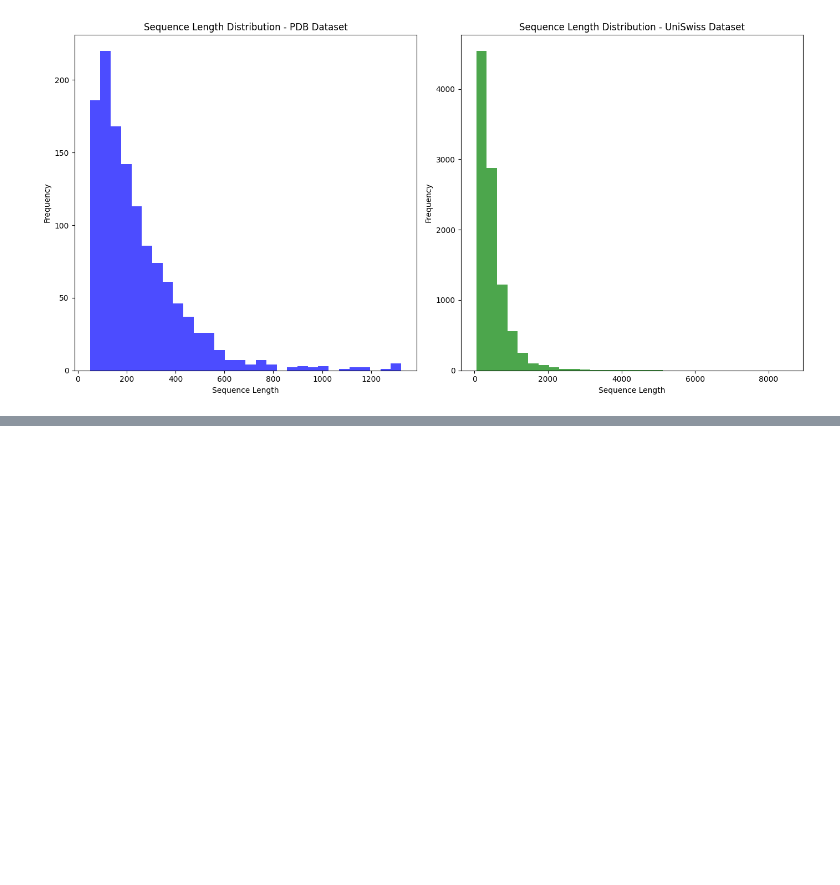
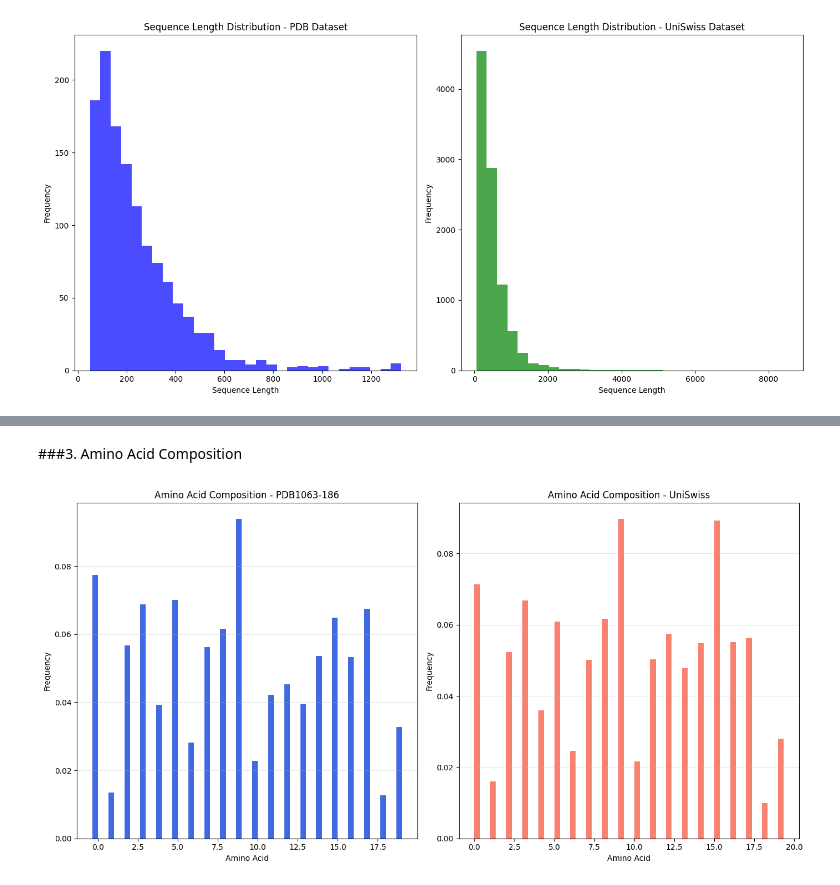
Before and after one commit to Alamsyah-WM/Predict-DNA-binding-protein-with-ML-and-DL, a Jupyter notebook: BioInformatik_UAS.ipynb, the cells around one changed output, grey strips where cells are left out. Saved outputs shown, nothing was run; the diff lists cells and outputs as text; code cells hidden in the pictures; blank space fills up the shorter version.

```diff
--- a/BioInformatik_UAS.ipynb
+++ b/BioInformatik_UAS.ipynb
@@ -195,0 +169,39 @@ Dont know
+# %% [markdown]
+###3. Amino Acid Composition
+# %%
+def amino_acid_composition(sequences):
+    all_seq = ''.join(sequences)
+    freq = Counter(all_seq)
+    amino_acids = list('ACDEFGHIKLMNPQRSTVWY')
+    total = sum(freq.values())
+    composition = [freq.get(aa,0)/total for aa in amino_acids]
+    return amino_acids, composition
+
+# Calculate composition for Both dataset
+aas, comp_pdb = amino_acid_composition(pdb['sequence'])
+__, comp_uni = amino_acid_composition(uniswiss['sequence'])
+
+# Plot class for both datasets
+plt.figure(figsize=(14,7))
+width = 0.35
+x = np.arange(len(aas))
+
+# Get Visual
+plt.subplot(1, 2, 1)
+plt.bar(x - width/2, comp_pdb, width=width, color='royalblue', label='PDB1063-186')
+plt.title('Amino Acid Composition - PDB1063-186')
+plt.xlabel('Amino Acid')
+plt.ylabel('Frequency')
+plt.grid(axis='y', alpha=0.3)
+
+plt.subplot(1, 2, 2)
+plt.bar(x + width/2, comp_uni, width=width, color='salmon', label='UniSwiss')
+plt.title('Amino Acid Composition - UniSwiss')
+plt.xlabel('Amino Acid')
+plt.ylabel('Frequency')
+plt.grid(axis='y', alpha=0.3)
+
+plt.tight_layout()
+plt.show()
+# %% [output]
+[figure, added]
```
Also changed, not shown: parts of 8 cells of this notebook.
